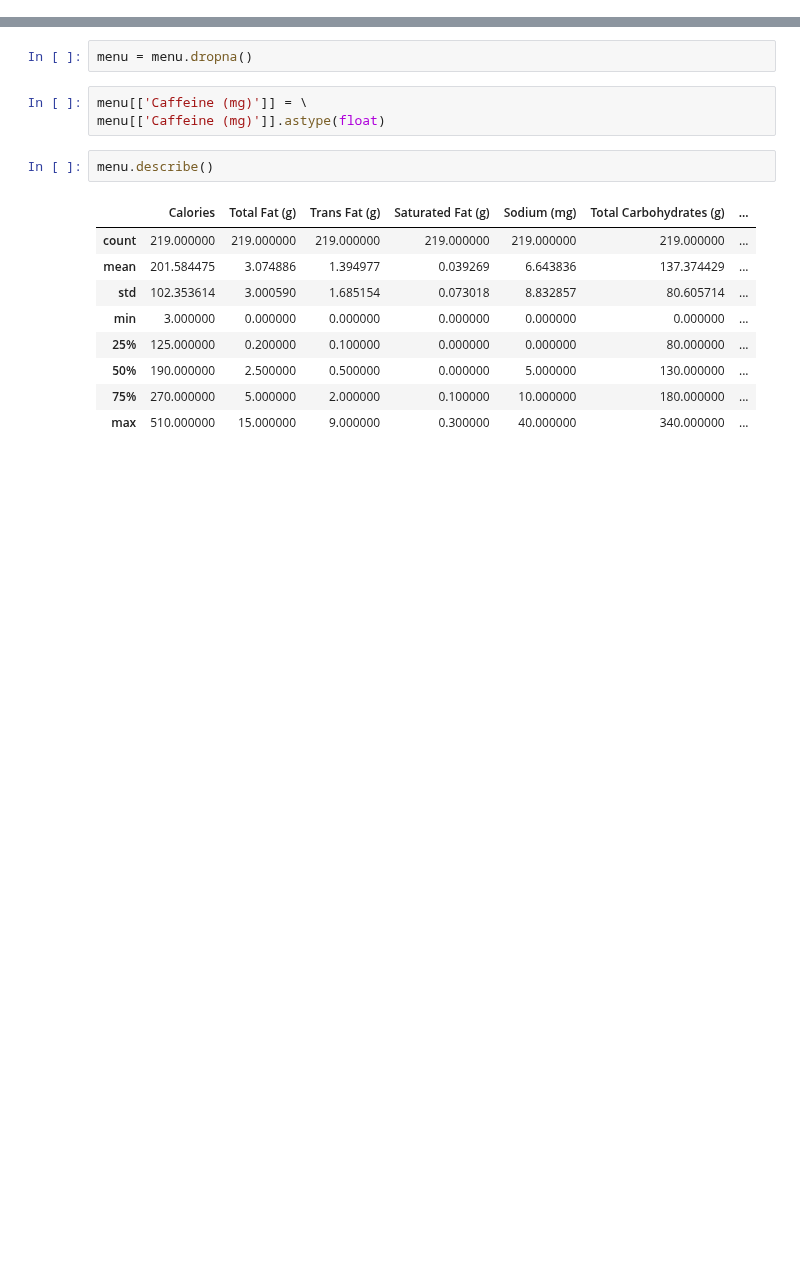
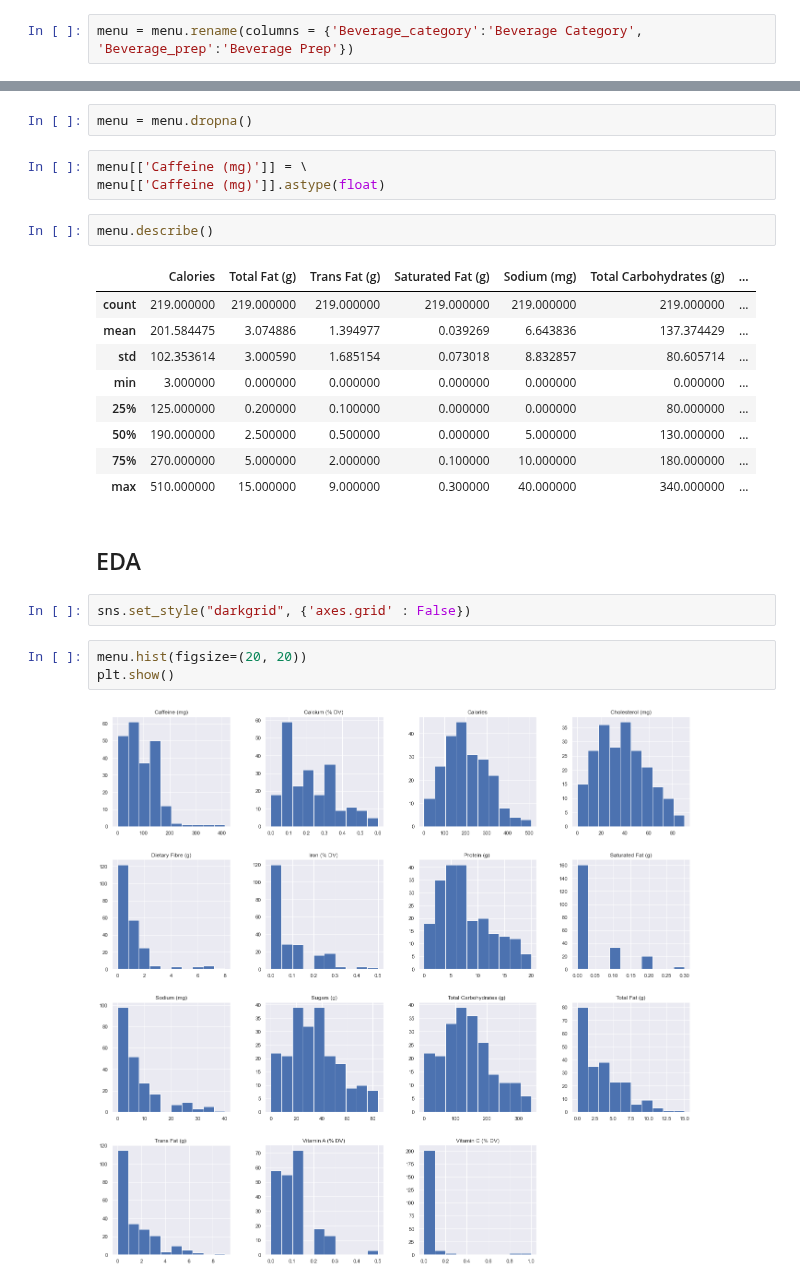
Before and after one commit to Dylan-C-Neal/Springboard-Data-Science-Career-Track, a Jupyter notebook: 20.3 Apply Your Storytelling Skills/Starbuck Menu Analysis.ipynb, the cells around one changed output, grey strips where cells are left out. Saved outputs shown, nothing was run; the diff lists cells and outputs as text; blank space fills up the shorter version.

```diff
--- a/20.3 Apply Your Storytelling Skills/Starbuck Menu Analysis.ipynb
+++ b/20.3 Apply Your Storytelling Skills/Starbuck Menu Analysis.ipynb
@@ -123,6 +125,8 @@ menu.head()
 | 2 | Coffee | Brewed Coffee | Grande | 5 | 0.1 | 0.0 | 0.0 | ... |
 | 3 | Coffee | Brewed Coffee | Venti | 5 | 0.1 | 0.0 | 0.0 | ... |
 | 4 | Classic Espresso Drinks | Caffè Latte | Short Nonfat Milk | 70 | 0.1 | 0.1 | 0.0 | ... |
+# %%
+menu = menu.rename(columns = {'Beverage_category':'Beverage Category', 'Beverage_prep':'Beverage Prep'})
 # %%
 menu.info()
 # %% [output]
@@ -162,3 +166,12 @@ menu.describe()
 | 50% | 190.000000 | 2.500000 | 0.500000 | 0.000000 | 5.000000 | 130.000000 | ... |
 | 75% | 270.000000 | 5.000000 | 2.000000 | 0.100000 | 10.000000 | 180.000000 | ... |
 | max | 510.000000 | 15.000000 | 9.000000 | 0.300000 | 40.000000 | 340.000000 | ... |
+# %% [markdown]
+## EDA
+# %%
+sns.set_style("darkgrid", {'axes.grid' : False})
+# %%
+menu.hist(figsize=(20, 20))
+plt.show()
+# %% [output]
+[figure, added]
```
Also changed, not shown: parts of 32 cells of this notebook, 2 other files.
